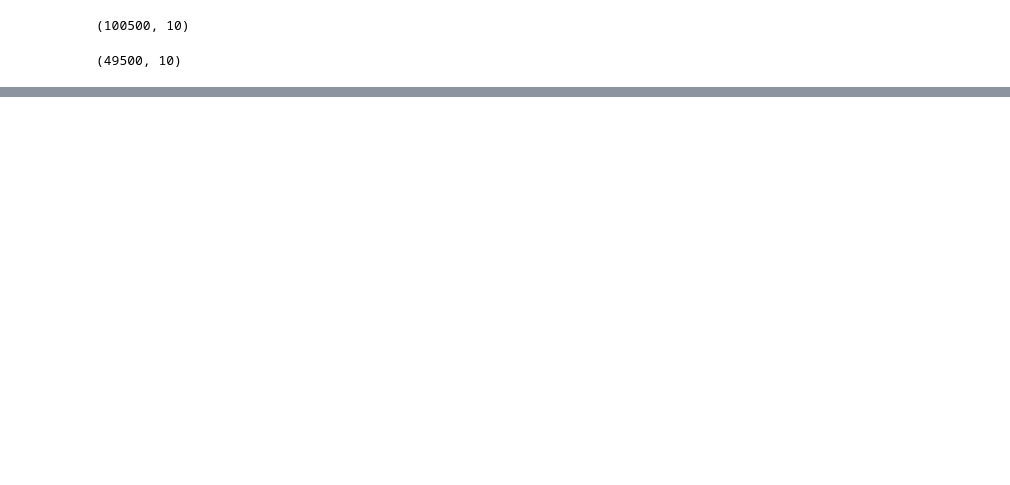
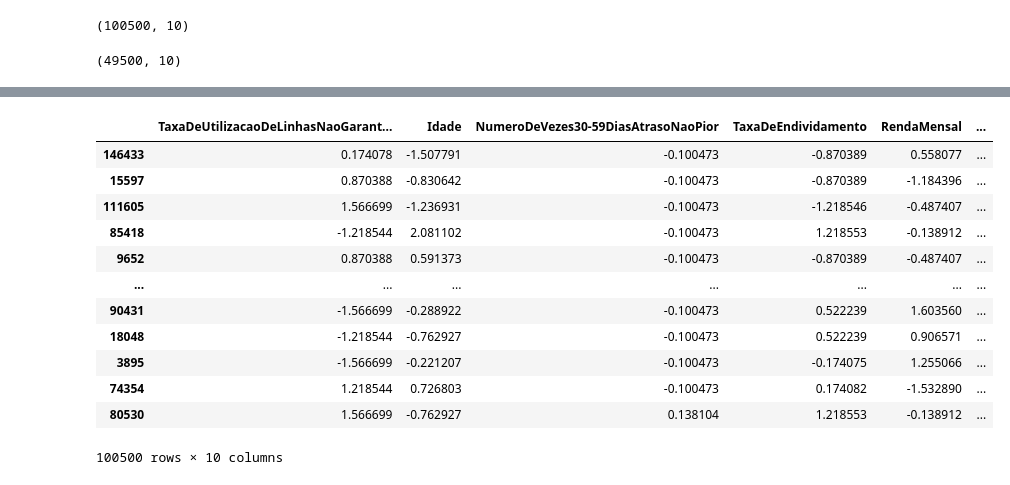
Before and after one commit to Thalesh7991/ml_flow_project, a Jupyter notebook: projeto/notebooks/testing_load.ipynb, the cells around one changed output, grey strips where cells are left out. Drawn from its saved outputs; the diff is of its cells as text; code cells hidden in the pictures; blank space fills up the shorter version.

Commit message:
Data PreProcess

```diff
--- a/projeto/notebooks/testing_load.ipynb
+++ b/projeto/notebooks/testing_load.ipynb
@@ -49,0 +59,10 @@ X_valid.shape
+# %%
+pipe = Pipeline([
+    ('imputer', MeanMedianImputer(variables=load_config_file().get('vars_imputer'))),
+    ('discretizer', EqualFrequencyDiscretiser(variables=load_config_file().get('vars_discretizer'))),
+    ('scaler', SklearnTransformerWrapper(StandardScaler()))
+])
+# %%
+dp = DataPreprocess(pipe)
+# %%
+dp.train(X_train)
@@ -49,0 +80,3 @@ X_valid.shape
+# %%
+X_train_processed = dp.transform(X_train)
+X_valid_processed = dp.transform(X_valid)
@@ -49,0 +86,16 @@ X_valid.shape
+# %%
+X_train_processed
+# %% [output]
+|  | TaxaDeUtilizacaoDeLinhasNaoGarant... | Idade | NumeroDeVezes30-59DiasAtrasoNaoPior | TaxaDeEndividamento | RendaMensal | ... |
+| 146433 | 0.174078 | -1.507791 | -0.100473 | -0.870389 | 0.558077 | ... |
+| 15597 | 0.870388 | -0.830642 | -0.100473 | -0.870389 | -1.184396 | ... |
+| 111605 | 1.566699 | -1.236931 | -0.100473 | -1.218546 | -0.487407 | ... |
+| 85418 | -1.218544 | 2.081102 | -0.100473 | 1.218553 | -0.138912 | ... |
+| 9652 | 0.870388 | 0.591373 | -0.100473 | -0.870389 | -0.487407 | ... |
+| ... | ... | ... | ... | ... | ... | ... |
+| 90431 | -1.566699 | -0.288922 | -0.100473 | 0.522239 | 1.603560 | ... |
+| 18048 | -1.218544 | -0.762927 | -0.100473 | 0.522239 | 0.906571 | ... |
+| 3895 | -1.566699 | -0.221207 | -0.100473 | -0.174075 | 1.255066 | ... |
+| 74354 | 1.218544 | 0.726803 | -0.100473 | 0.174082 | -1.532890 | ... |
+| 80530 | 1.566699 | -0.762927 | 0.138104 | 1.218553 | -0.138912 | ... |
+100500 rows × 10 columns
```
Also changed, not shown: parts of 7 cells of this notebook, 2 other files.
